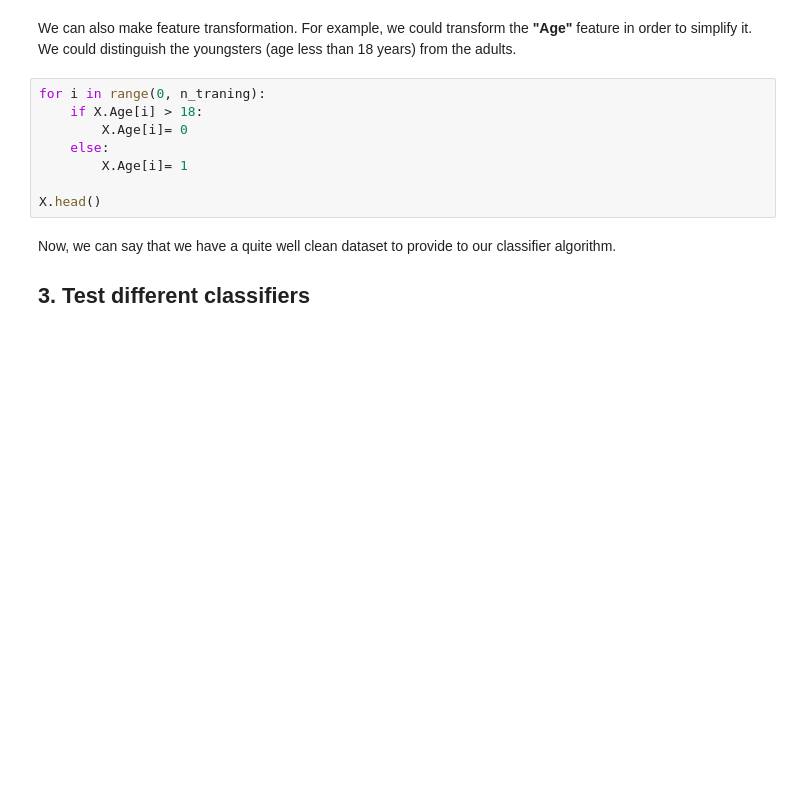
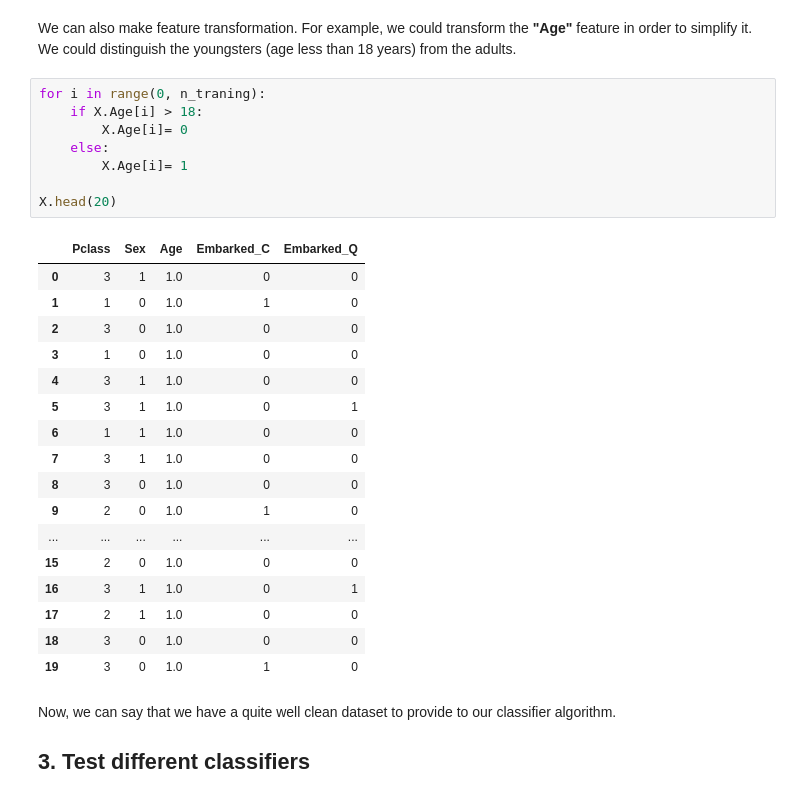
Before and after one commit to ktingyew/Kaggle-Titanic, a Jupyter notebook: Simple tutorial for Beginners.ipynb, the cells around one changed output. Cells and saved outputs as stored; diff of their text form; blank space fills up the shorter version.

```diff
--- a/Simple tutorial for Beginners.ipynb
+++ b/Simple tutorial for Beginners.ipynb
@@ -200,11 +303,29 @@ We can also make feature transformation. For example, we could transform the **"
 # %%
 for i in range(0, n_traning):
     if X.Age[i] > 18:
         X.Age[i]= 0
     else:
         X.Age[i]= 1
 
-X.head()
+X.head(20)
+# %% [output]
+|  | Pclass | Sex | Age | Embarked_C | Embarked_Q |
+| 0 | 3 | 1 | 1.0 | 0 | 0 |
+| 1 | 1 | 0 | 1.0 | 1 | 0 |
+| 2 | 3 | 0 | 1.0 | 0 | 0 |
+| 3 | 1 | 0 | 1.0 | 0 | 0 |
+| 4 | 3 | 1 | 1.0 | 0 | 0 |
+| 5 | 3 | 1 | 1.0 | 0 | 1 |
+| 6 | 1 | 1 | 1.0 | 0 | 0 |
+| 7 | 3 | 1 | 1.0 | 0 | 0 |
+| 8 | 3 | 0 | 1.0 | 0 | 0 |
+| 9 | 2 | 0 | 1.0 | 1 | 0 |
+| ... | ... | ... | ... | ... | ... |
+| 15 | 2 | 0 | 1.0 | 0 | 0 |
+| 16 | 3 | 1 | 1.0 | 0 | 1 |
+| 17 | 2 | 1 | 1.0 | 0 | 0 |
+| 18 | 3 | 0 | 1.0 | 0 | 0 |
+| 19 | 3 | 0 | 1.0 | 1 | 0 |
 # %% [markdown]
 Now, we can say that we have a quite well clean dataset to provide to our classifier algorithm.
 
```
Also changed, not shown: parts of 16 cells of this notebook.
